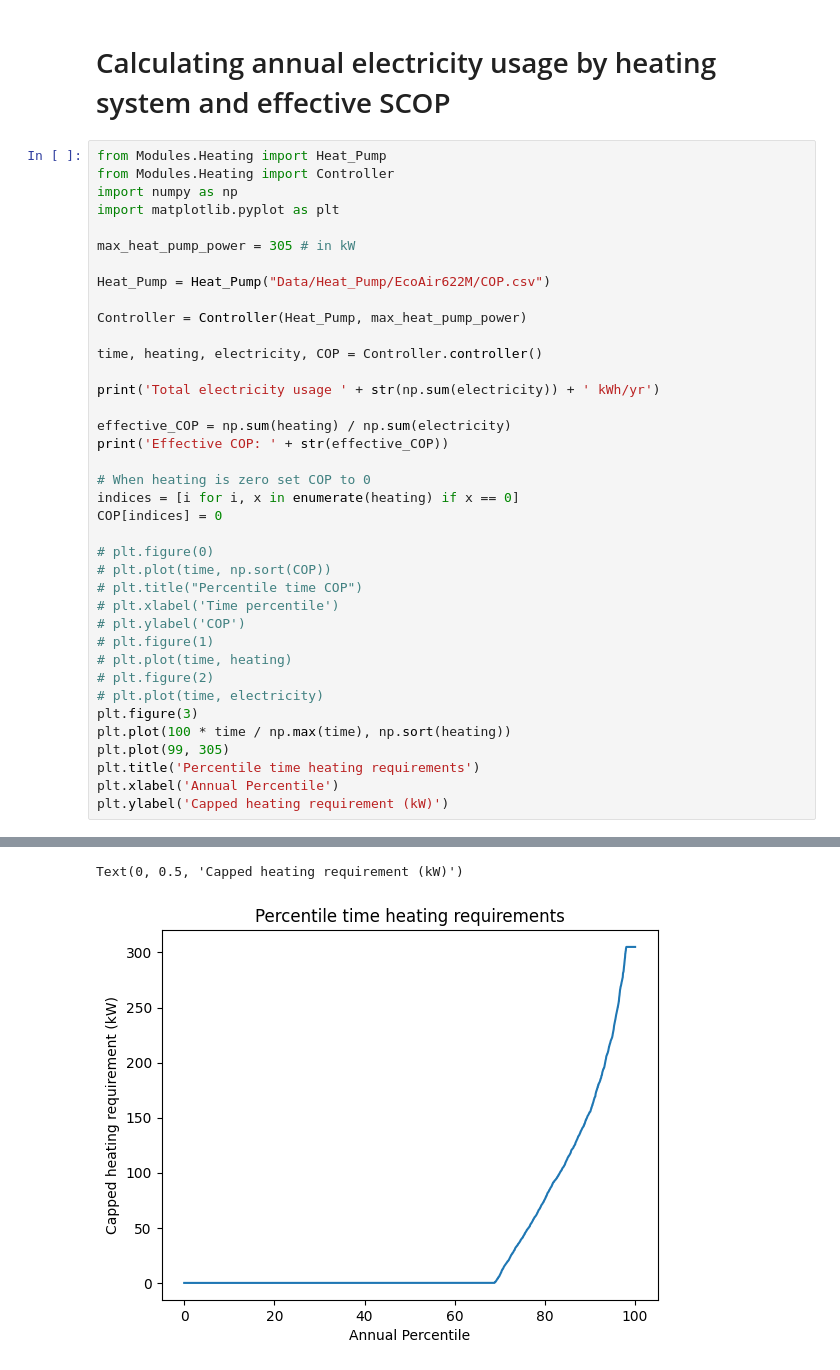
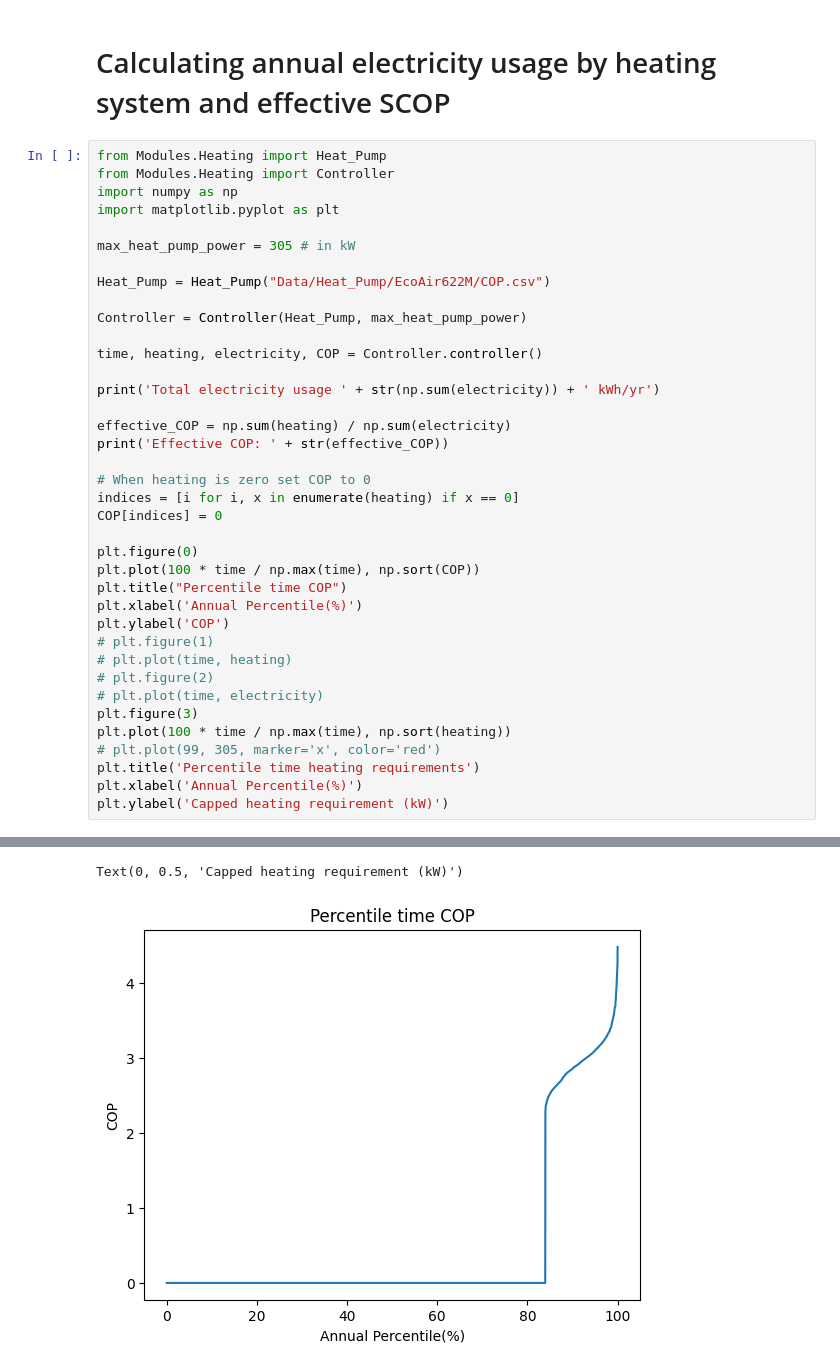
Before and after one commit to SNaylor12543/Variable_Output_Temperature_Heat_Pump, a Jupyter notebook: Notebook.ipynb, the cells around one changed output, grey strips where cells are left out. Drawn from its saved outputs; the diff is of its cells as text.

```diff
--- a/Notebook.ipynb
+++ b/Notebook.ipynb
@@ -59,19 +59,19 @@ print('Effective COP: ' + str(effective_COP))
 indices = [i for i, x in enumerate(heating) if x == 0]
 COP[indices] = 0
 
-# plt.figure(0)
-# plt.plot(time, np.sort(COP))
-# plt.title("Percentile time COP")
-# plt.xlabel('Time percentile')
-# plt.ylabel('COP')
+plt.figure(0)
+plt.plot(100 * time / np.max(time), np.sort(COP))
+plt.title("Percentile time COP")
+plt.xlabel('Annual Percentile(%)')
+plt.ylabel('COP')
 # plt.figure(1)
 # plt.plot(time, heating)
 # plt.figure(2)
 # plt.plot(time, electricity)
 plt.figure(3)
 plt.plot(100 * time / np.max(time), np.sort(heating))
-plt.plot(99, 305)
+# plt.plot(99, 305, marker='x', color='red')
 plt.title('Percentile time heating requirements')
-plt.xlabel('Annual Percentile')
+plt.xlabel('Annual Percentile(%)')
 plt.ylabel('Capped heating requirement (kW)')
 # %% [output]
@@ -80,2 +80,2 @@ Effective COP: 2.9954158669982696
 Text(0, 0.5, 'Capped heating requirement (kW)')
-[figure, old version]
+[figure, new version]
```
Also changed, not shown: parts of 2 cells of this notebook, 2 other files.
